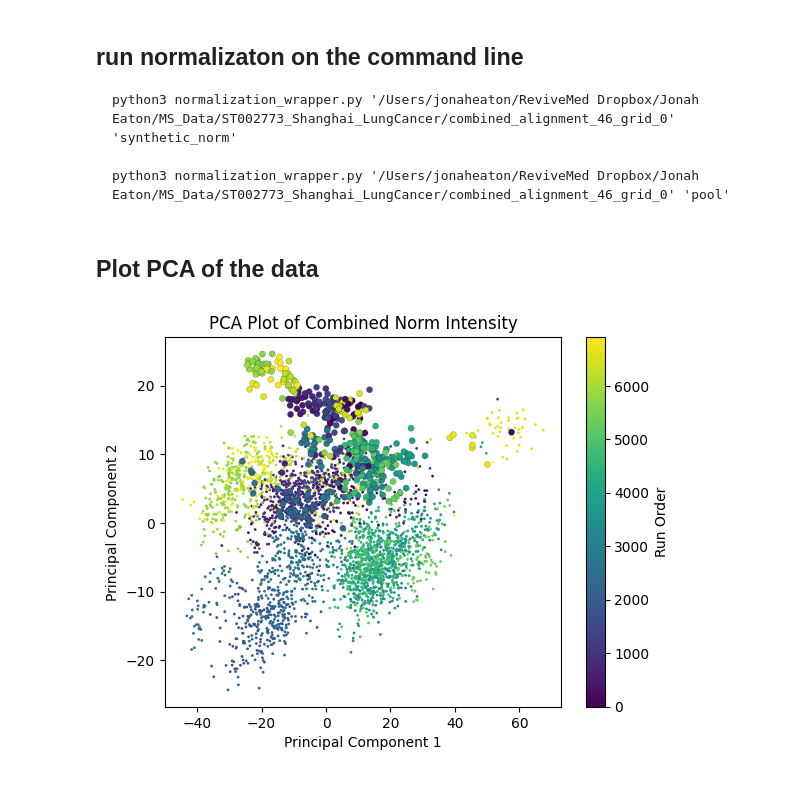
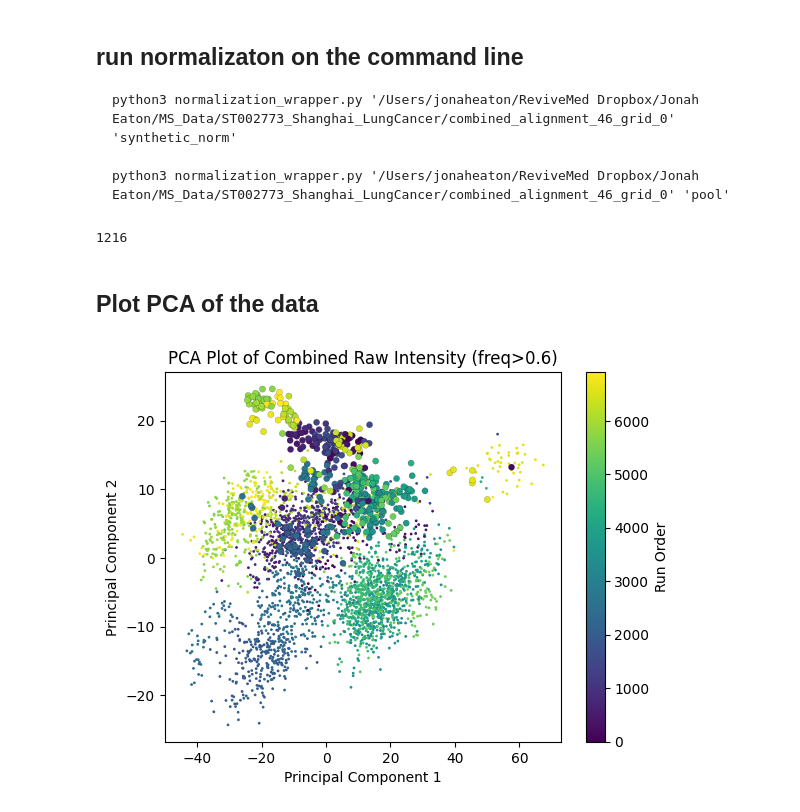
Before and after one commit to ReviveMed/mzEmbed, a Jupyter notebook: ml/shanghai_lungcancer_combine_June03.ipynb, the cells around one changed output. Drawn from its saved outputs; the diff is of its cells as text; code cells hidden in the pictures.

````diff
--- a/ml/shanghai_lungcancer_combine_June03.ipynb
+++ b/ml/shanghai_lungcancer_combine_June03.ipynb
@@ -116,5 +136,9 @@ python3 normalization_wrapper.py '/Users/jonaheaton/ReviveMed Dropbox/Jonah Eato
 
 python3 normalization_wrapper.py '/Users/jonaheaton/ReviveMed Dropbox/Jonah Eaton/MS_Data/ST002773_Shanghai_LungCancer/combined_alignment_46_grid_0' 'pool'
 ```
+# %%
+np.sum(combined_info['freq'] > 0.6)
+# %% [output]
+1216
 # %% [markdown]
 ## Plot PCA of the data
@@ -122,7 +148,7 @@ python3 normalization_wrapper.py '/Users/jonaheaton/ReviveMed Dropbox/Jonah Eato
 from sklearn.decomposition import PCA
 from sklearn.preprocessing import StandardScaler
 
-
+combined_int = pd.read_csv(f'{combined_dir}/final_peaks/intensity_max.csv', index_col=0)
 
 # Apply log2 transformation
 combined_int_log2 = np.log2(combined_int).T
@@ -130,32 +156,32 @@ combined_int_log2 = np.log2(combined_int).T
 combined_int_log2 = combined_int_log2[combined_info[combined_info['freq'] > 0.2].index.tolist()].copy()
 # Apply standard scaler transformation
 scaler = StandardScaler()
 combined_int_scaled = scaler.fit_transform(combined_int_log2)
 combined_int_scaled = pd.DataFrame(combined_int_scaled, index=combined_int_log2.index, columns=combined_int_log2.columns)
 
 # Perform PCA
 pca = PCA(n_components=2)
 combined_int_scaled.fillna(0, inplace=True)
 pca_result = pca.fit_transform(combined_int_scaled)
 run_order = metadata.loc[combined_int_scaled.index,'run_order'].values
 ref_samples = metadata.loc[combined_int_scaled.index,'Ref'].values
 color_norm = plt.Normalize(vmin=0, vmax=metadata['run_order'].max())
 
 # Create PCA plot
 plt.scatter(pca_result[:, 0], pca_result[:, 1], c=run_order, cmap='viridis', s=1, norm=color_norm)
 
 plt.scatter(pca_result[:, 0][ref_samples.astype(bool)],
             pca_result[:, 1][ref_samples.astype(bool)],
             c=run_order[ref_samples.astype(bool)], cmap='viridis',
             s=20, norm=color_norm, edgecolors='black', linewidths=0.1)
 plt.xlabel('Principal Component 1')
 plt.ylabel('Principal Component 2')
-plt.title('PCA Plot of Combined Norm Intensity')
+plt.title(f'PCA Plot of Combined Raw Intensity (freq>{min_freq})')
 
 # create a colorbar
 cbar = plt.colorbar()
 cbar.set_label('Run Order')
 
 plt.show()
 # %% [output]
-[figure, old version]
+[figure, new version]
````
Also changed, not shown: parts of 8 cells of this notebook, 1 other file.
